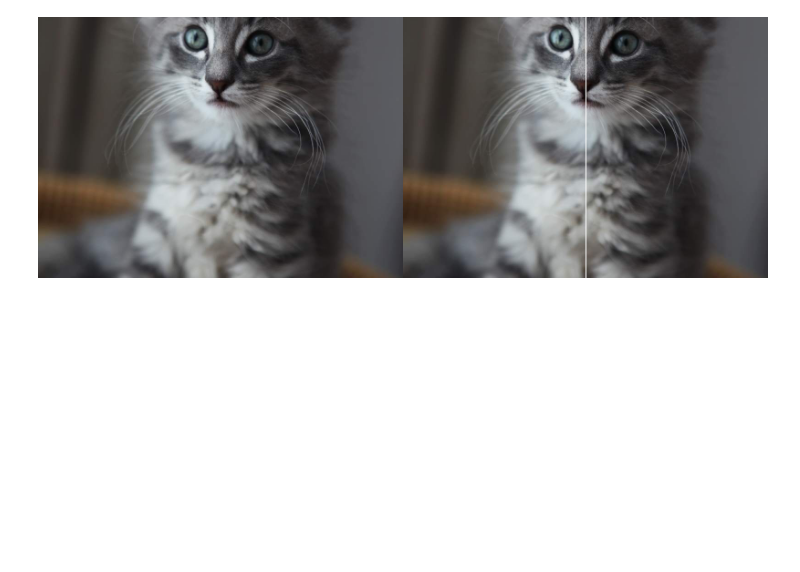
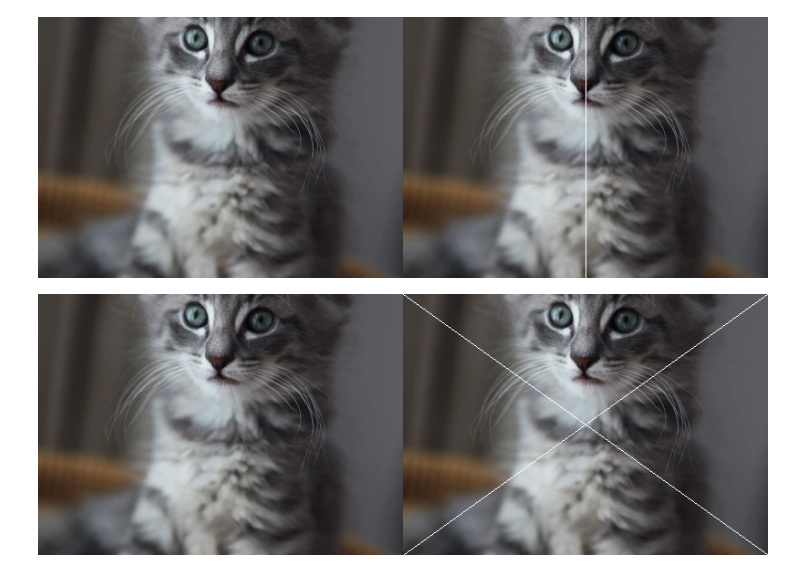
Before and after one commit to darinzahira/PCVK_Genap_2021, a Jupyter notebook: Week1.ipynb, the cells around one changed output. Cells and saved outputs as stored; diff of their text form; code cells hidden in the pictures; blank space fills up the shorter version.

```diff
--- a/Week1.ipynb
+++ b/Week1.ipynb
@@ -25,10 +25,10 @@ urls = ["https://iiif.lib.ncsu.edu/iiif/0052574/full/800,/0/default.jpg",
 # Baca dan tampilkan image
 # Loop pada tiap url image, beberapa image dapat disimpan pada list
 for url in urls:
-  image = io.imread(url)                          #read image
-  image = cv.resize(image, (0,0), fx=0.5, fy=0.5) #resize image to half size
-  image_2 = cv.cvtColor(image, cv.COLOR_BGR2RGB)  #convert color to RGB
-  final_frame = cv.hconcat((image, image_2))      #concatenate image
+  images = io.imread(url)                          #read image
+  images = cv.resize(images, (0,0), fx=0.5, fy=0.5) #resize image to half size
+  images_2 = cv.cvtColor(images, cv.COLOR_BGR2RGB)  #convert color to RGB
+  final_frame = cv.hconcat((images, images_2))      #concatenate image
   cv2_imshow(final_frame)                         #show image
   print('\n')
 # %% [output]
@@ -40,10 +40,10 @@ Langkah (Step) 3:
 
 Melihat ukuran File image
 # %%
-tinggi = image_2.shape[0]
-lebar = image_2.shape[1]
+tinggi = images_2.shape[0]
+lebar = images_2.shape[1]
 print("resolusi image: tinggi x lebar = ", tinggi, " x ", lebar)
-cv2_imshow(image_2)
+cv2_imshow(images_2)
 # %% [output]
 resolusi image: tinggi x lebar =  286  x  400
 [figure]
@@ -112,16 +112,29 @@ Tugas
 1.   Lakukan langkah-langkah praktikum seperti diatas
 2.   Buat garis vertikal dan garis menyilang diagonal pada image keluaran garis vertikal dan diagonal
 # %%
-image_2 = cv.cvtColor(image, cv.COLOR_BGR2RGB)
-image_3 = cv.cvtColor(image, cv.COLOR_BGR2RGB)
+images_2 = cv.cvtColor(images, cv.COLOR_BGR2RGB)
+image_3 = cv.cvtColor(images, cv.COLOR_BGR2RGB)
 
 # Membuat garis Vertikal
 for x in range (tinggi):
   image_3[x, int((lebar)/2)] = [255,255,255]
 
-final_frame = cv.hconcat((image_2, image_3))
+final_frame = cv.hconcat((images_2, image_3))
 cv2_imshow(final_frame)
-
-# Membuat garis Diagonal
 # %% [output]
 [figure]
+# %%
+images = cv.cvtColor(images, cv.COLOR_BGR2RGB)
+images_5 = cv.cvtColor(images, cv.COLOR_BGR2RGB)
+images_6 = cv.cvtColor(images_5, cv.COLOR_BGR2RGB)
+
+# Membuat garis Diagonal
+# Diagonal 1
+images_5 = cv.line(images, (0,0), (lebar,tinggi), [255,255,255])
+# Diagonal 2
+images_6 = cv.line(images, (lebar,0), (0,tinggi), [255,255,255])
+
+final_frame = cv.hconcat((images_2, images_6))
+cv2_imshow(final_frame)
+# %% [output]
+[figure, added]
```
Also changed, not shown: parts of 1 cell of this notebook.
